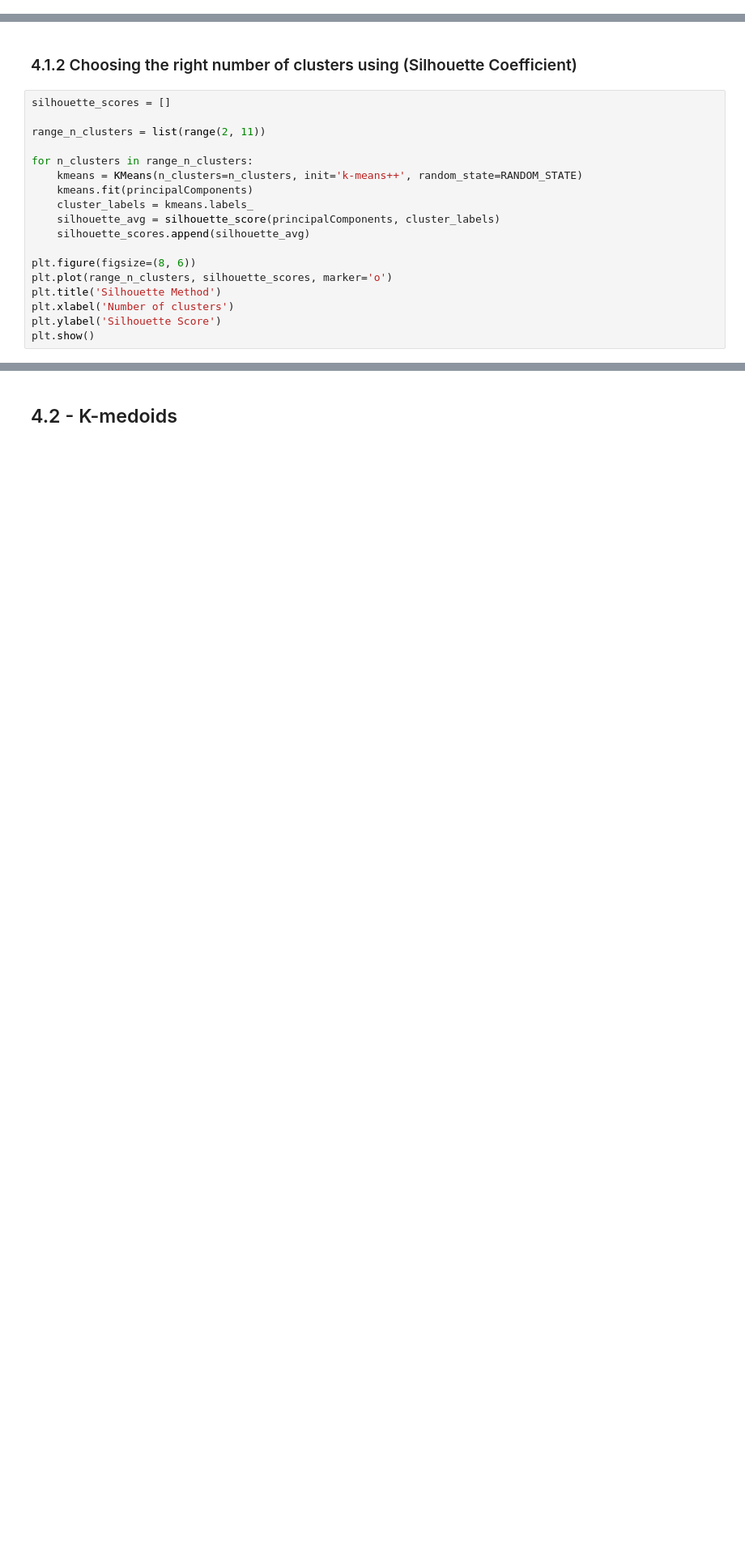
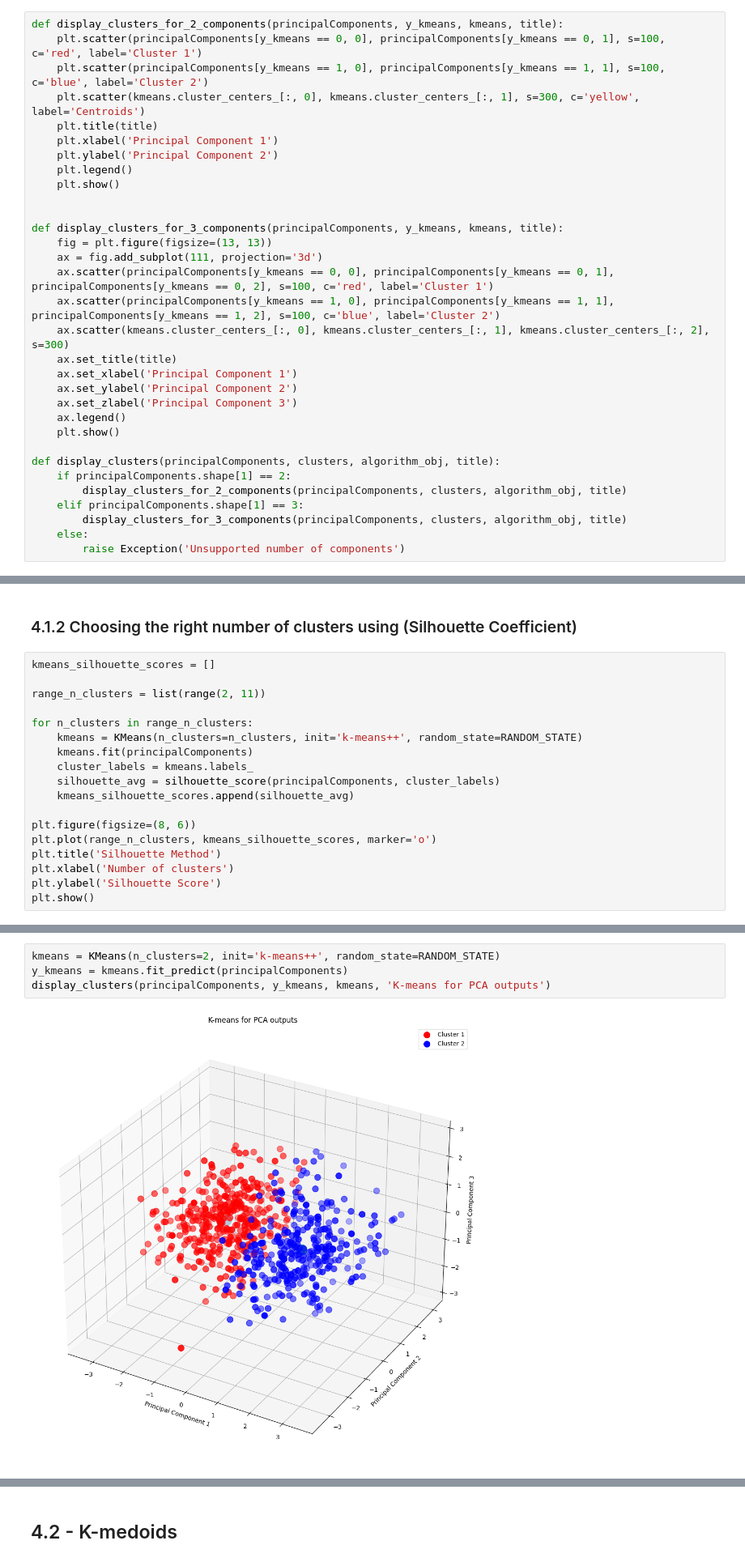
Before and after one commit to hosain-ghoraba/Heart-Disease-detection, a Jupyter notebook: Heart_Failure_Prediction.ipynb, the cells around one changed output, grey strips where cells are left out. Shown at 81% size. Drawn from its saved outputs; the diff is of its cells as text; blank space fills up the shorter version.

```diff
--- a/Heart_Failure_Prediction.ipynb
+++ b/Heart_Failure_Prediction.ipynb
@@ -62,3 +63,35 @@ else:
+# %%
+def display_clusters_for_2_components(principalComponents, y_kmeans, kmeans, title):
+    plt.scatter(principalComponents[y_kmeans == 0, 0], principalComponents[y_kmeans == 0, 1], s=100, c='red', label='Cluster 1')
+    plt.scatter(principalComponents[y_kmeans == 1, 0], principalComponents[y_kmeans == 1, 1], s=100, c='blue', label='Cluster 2')
+    plt.scatter(kmeans.cluster_centers_[:, 0], kmeans.cluster_centers_[:, 1], s=300, c='yellow', label='Centroids')
+    plt.title(title)
+    plt.xlabel('Principal Component 1')
+    plt.ylabel('Principal Component 2')
+    plt.legend()
+    plt.show()
+
+
+def display_clusters_for_3_components(principalComponents, y_kmeans, kmeans, title):
+    fig = plt.figure(figsize=(13, 13))
+    ax = fig.add_subplot(111, projection='3d')
+    ax.scatter(principalComponents[y_kmeans == 0, 0], principalComponents[y_kmeans == 0, 1], principalComponents[y_kmeans == 0, 2], s=100, c='red', label='Cluster 1')
+    ax.scatter(principalComponents[y_kmeans == 1, 0], principalComponents[y_kmeans == 1, 1], principalComponents[y_kmeans == 1, 2], s=100, c='blue', label='Cluster 2')
+    ax.scatter(kmeans.cluster_centers_[:, 0], kmeans.cluster_centers_[:, 1], kmeans.cluster_centers_[:, 2], s=300)
+    ax.set_title(title)
+    ax.set_xlabel('Principal Component 1')
+    ax.set_ylabel('Principal Component 2')
+    ax.set_zlabel('Principal Component 3')
+    ax.legend()
+    plt.show()
+
+def display_clusters(principalComponents, clusters, algorithm_obj, title):
+    if principalComponents.shape[1] == 2:
+        display_clusters_for_2_components(principalComponents, clusters, algorithm_obj, title)
+    elif principalComponents.shape[1] == 3:
+        display_clusters_for_3_components(principalComponents, clusters, algorithm_obj, title)
+    else:
+        raise Exception('Unsupported number of components')
 # %%
 pd.set_option('display.float_format', '{:.2f}'.format)
 RANDOM_STATE = 42
@@ -465,7 +499,7 @@ plt.show()
 # %% [markdown]
 <h3> 4.1.2 Choosing the right number of clusters using (Silhouette Coefficient) </h3>
 # %%
-silhouette_scores = []
+kmeans_silhouette_scores = []
 
 range_n_clusters = list(range(2, 11))
 
@@ -474,10 +508,10 @@ for n_clusters in range_n_clusters:
     kmeans.fit(principalComponents)
     cluster_labels = kmeans.labels_
     silhouette_avg = silhouette_score(principalComponents, cluster_labels)
-    silhouette_scores.append(silhouette_avg)
+    kmeans_silhouette_scores.append(silhouette_avg)
 
 plt.figure(figsize=(8, 6))
-plt.plot(range_n_clusters, silhouette_scores, marker='o')
+plt.plot(range_n_clusters, kmeans_silhouette_scores, marker='o')
 plt.title('Silhouette Method')
 plt.xlabel('Number of clusters')
 plt.ylabel('Silhouette Score')
@@ -488,0 +525,6 @@ plt.show()
+# %%
+kmeans = KMeans(n_clusters=2, init='k-means++', random_state=RANDOM_STATE)
+y_kmeans = kmeans.fit_predict(principalComponents)
+display_clusters(principalComponents, y_kmeans, kmeans, 'K-means for PCA outputs')
+# %% [output]
+[figure, added]
```
Also changed, not shown: parts of 28 cells of this notebook.
